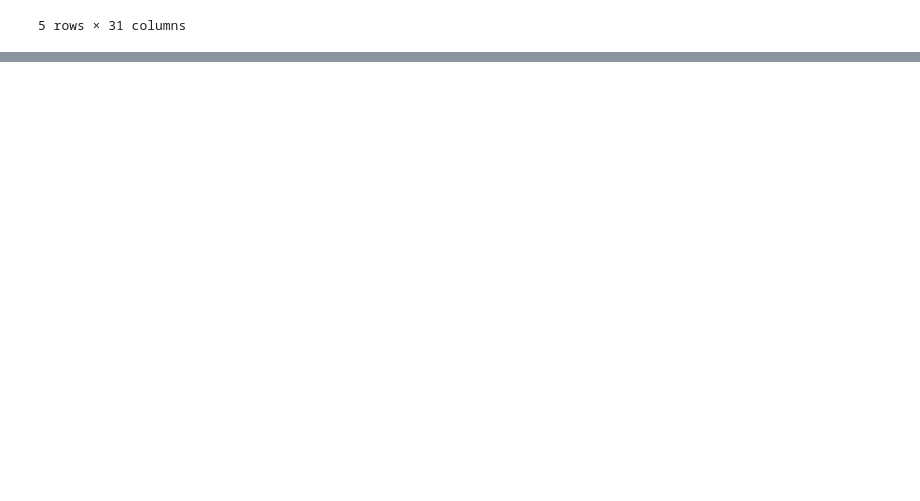
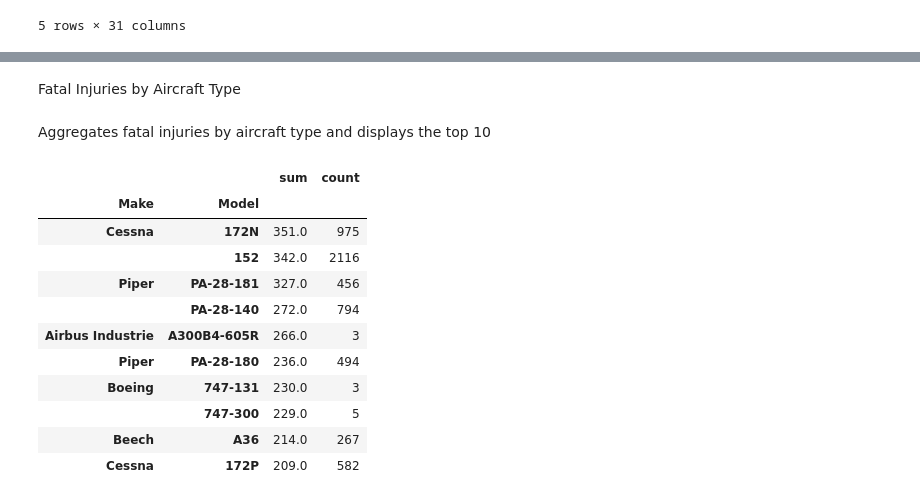
Before and after one commit to OLIN-W/Project_Avi, a Jupyter notebook: index.ipynb, the cells around one changed output, grey strips where cells are left out. Saved outputs shown, nothing was run; the diff lists cells and outputs as text; code cells hidden in the pictures; blank space fills up the shorter version.

```diff
--- a/index.ipynb
+++ b/index.ipynb
@@ -25,0 +209,20 @@ df.head()
+# %% [markdown]
+Fatal Injuries by Aircraft Type
+# %% [markdown]
+Aggregates fatal injuries by aircraft type and displays the top 10
+# %%
+df.groupby(['Make','Model'])['Total.Fatal.Injuries'].agg(['sum', 'count']).sort_values(by='sum', ascending=False).head(10)
+# the boeing
+# %% [output]
+|  |  | sum | count |
+| Make | Model |  |  |
+| Cessna | 172N | 351.0 | 975 |
+|  | 152 | 342.0 | 2116 |
+| Piper | PA-28-181 | 327.0 | 456 |
+|  | PA-28-140 | 272.0 | 794 |
+| Airbus Industrie | A300B4-605R | 266.0 | 3 |
+| Piper | PA-28-180 | 236.0 | 494 |
+| Boeing | 747-131 | 230.0 | 3 |
+|  | 747-300 | 229.0 | 5 |
+| Beech | A36 | 214.0 | 267 |
+| Cessna | 172P | 209.0 | 582 |
```
Also changed, not shown: parts of 62 cells of this notebook.
